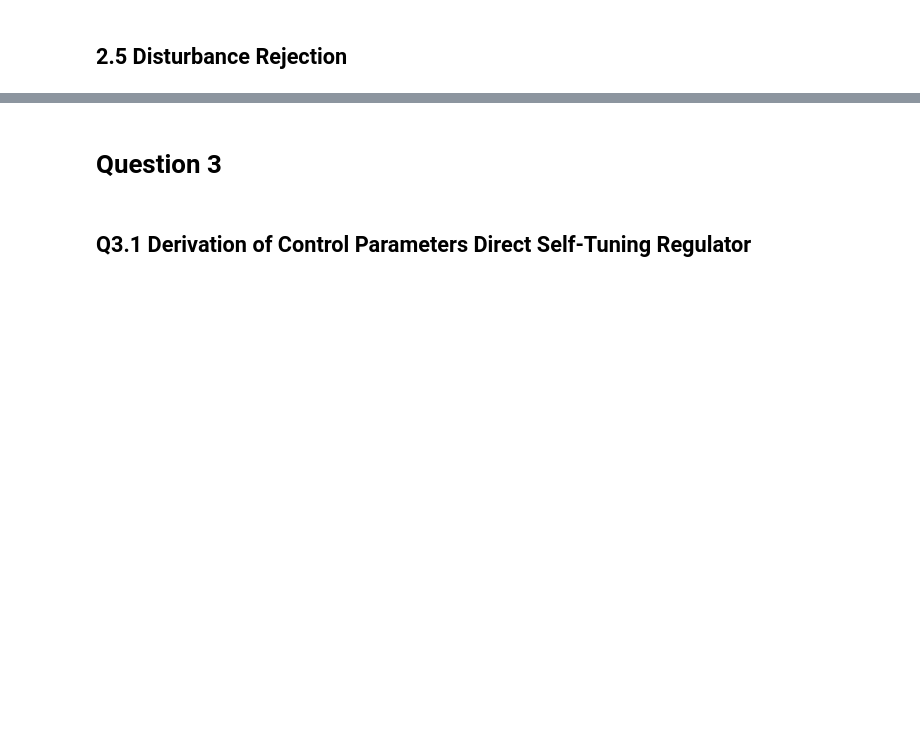
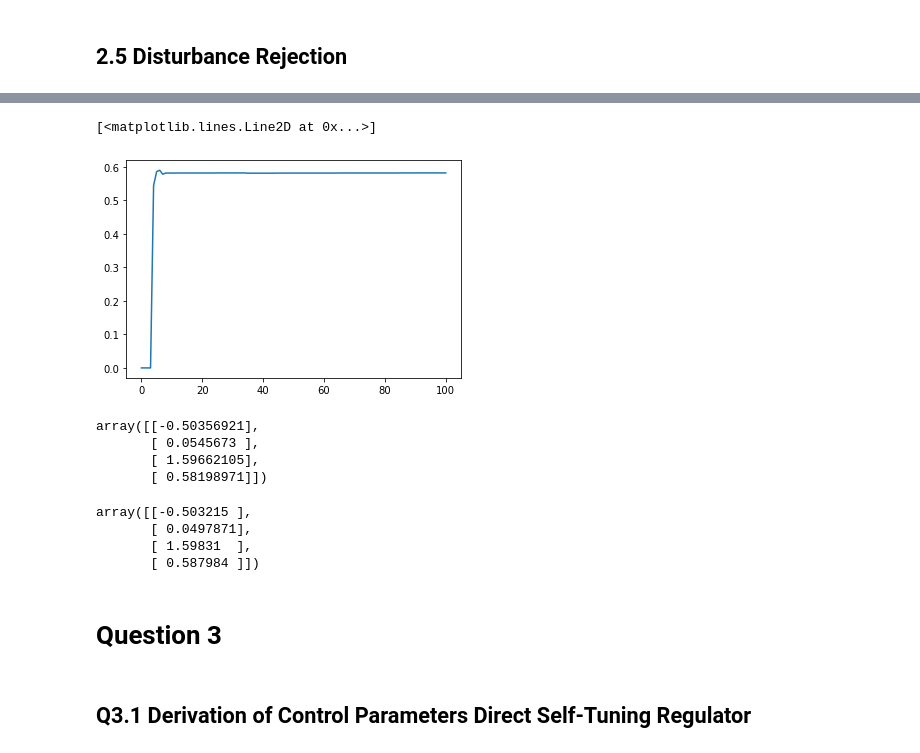
Before and after one commit to derekboase/Adaptive_Control_Code, a Jupyter notebook: Assignments/Assignment_2/Boase_Derek_hw2.ipynb, the cells around one changed output, grey strips where cells are left out. Drawn from its saved outputs; the diff is of its cells as text; code cells hidden in the pictures; blank space fills up the shorter version.

```diff
--- a/Assignments/Assignment_2/Boase_Derek_hw2.ipynb
+++ b/Assignments/Assignment_2/Boase_Derek_hw2.ipynb
@@ -387,3 +533,22 @@ v = noise_generator()
+# %%
+plt.plot(theta_lst[3])
+# %% [output]
+[<matplotlib.lines.Line2D at 0x...>]
+[figure, added]
+# %%
+theta_hat
+# %% [output]
+array([[-0.50356921],
+       [ 0.0545673 ],
+       [ 1.59662105],
+       [ 0.58198971]])
+# %%
+theta
+# %% [output]
+array([[-0.503215 ],
+       [ 0.0497871],
+       [ 1.59831  ],
+       [ 0.587984 ]])
 # %% [markdown]
 # Question 3
 # %% [markdown]
```
Also changed, not shown: parts of 31 cells of this notebook, 1 other file.
